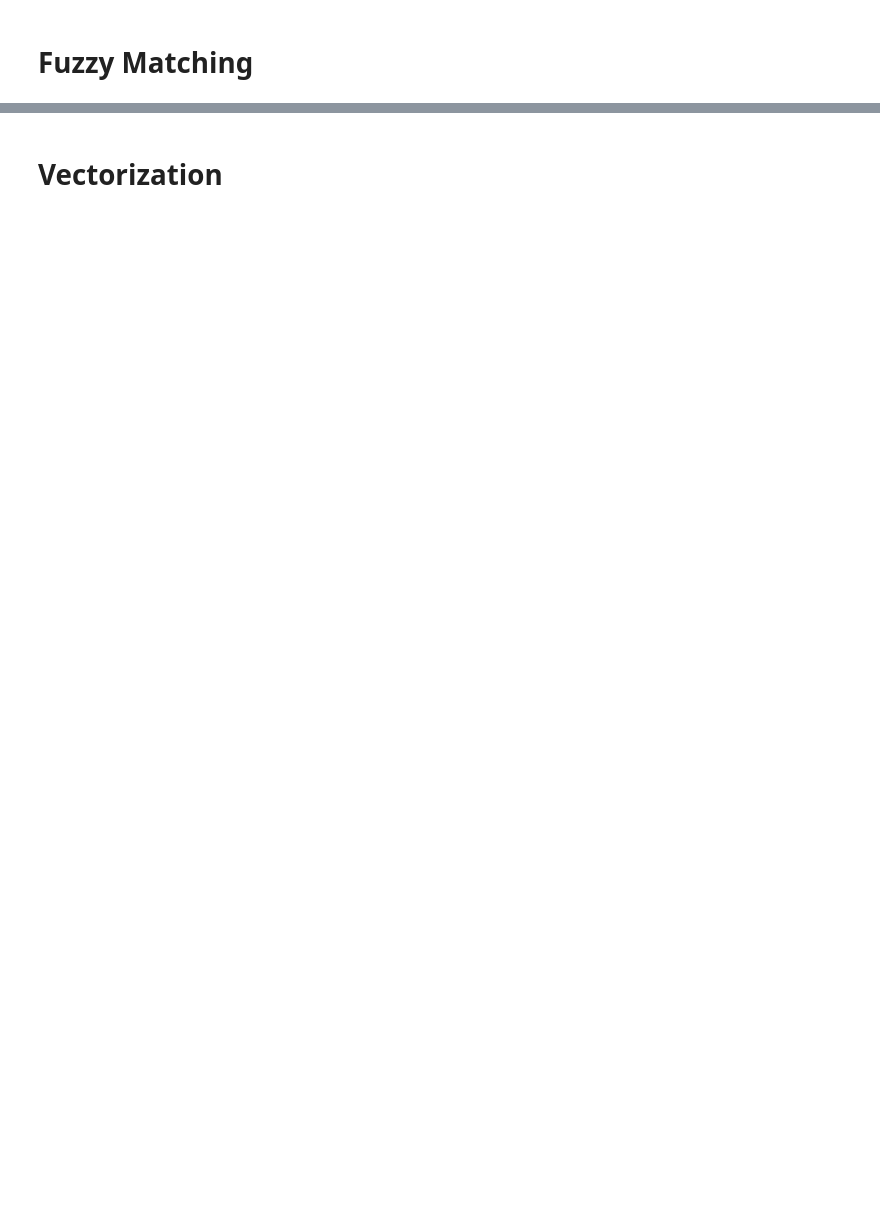
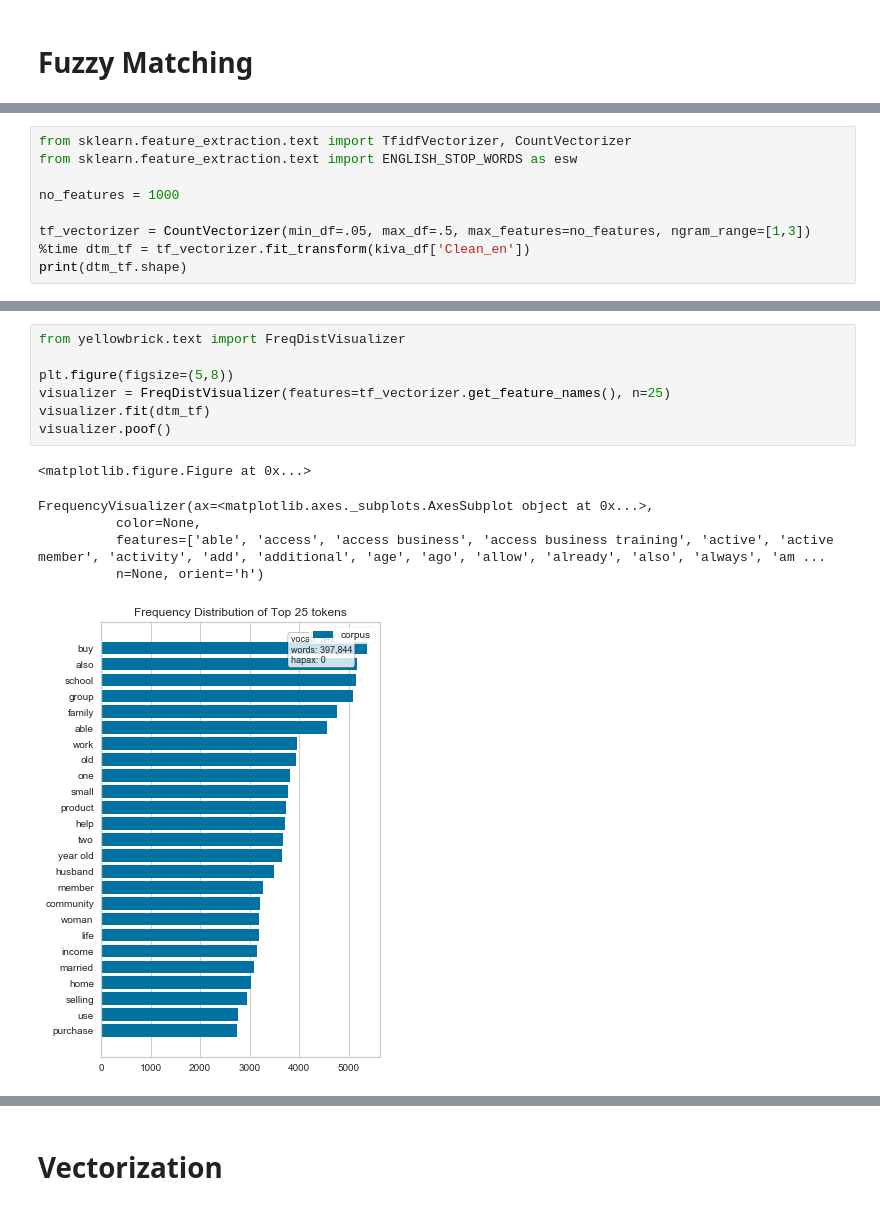
Before and after one commit to stepthom/sandbox, a Jupyter notebook: slides_preprocessing.ipynb, the cells around one changed output, grey strips where cells are left out. Cells and saved outputs as stored; diff of their text form; blank space fills up the shorter version.

```diff
--- a/slides_preprocessing.ipynb
+++ b/slides_preprocessing.ipynb
@@ -253,0 +341,9 @@ tokens = nltk.word_tokenize("My name is Steve, and I am a good chef.".lower())
+# %%
+from sklearn.feature_extraction.text import TfidfVectorizer, CountVectorizer
+from sklearn.feature_extraction.text import ENGLISH_STOP_WORDS as esw
+
+no_features = 1000
+
+tf_vectorizer = CountVectorizer(min_df=.05, max_df=.5, max_features=no_features, ngram_range=[1,3])
+%time dtm_tf = tf_vectorizer.fit_transform(kiva_df['Clean_en'])
+print(dtm_tf.shape)
@@ -253,0 +397,14 @@ tokens = nltk.word_tokenize("My name is Steve, and I am a good chef.".lower())
+# %%
+from yellowbrick.text import FreqDistVisualizer
+
+plt.figure(figsize=(5,8))
+visualizer = FreqDistVisualizer(features=tf_vectorizer.get_feature_names(), n=25)
+visualizer.fit(dtm_tf)
+visualizer.poof()
+# %% [output]
+<matplotlib.figure.Figure at 0x...>
+FrequencyVisualizer(ax=<matplotlib.axes._subplots.AxesSubplot object at 0x...>,
+          color=None,
+          features=['able', 'access', 'access business', 'access business training', 'active', 'active member', 'activity', 'add', 'additional', 'age', 'ago', 'allow', 'already', 'also', 'always', 'am ...
+          n=None, orient='h')
+[figure, added]
```
Also changed, not shown: parts of 39 cells of this notebook, 1 other file.
